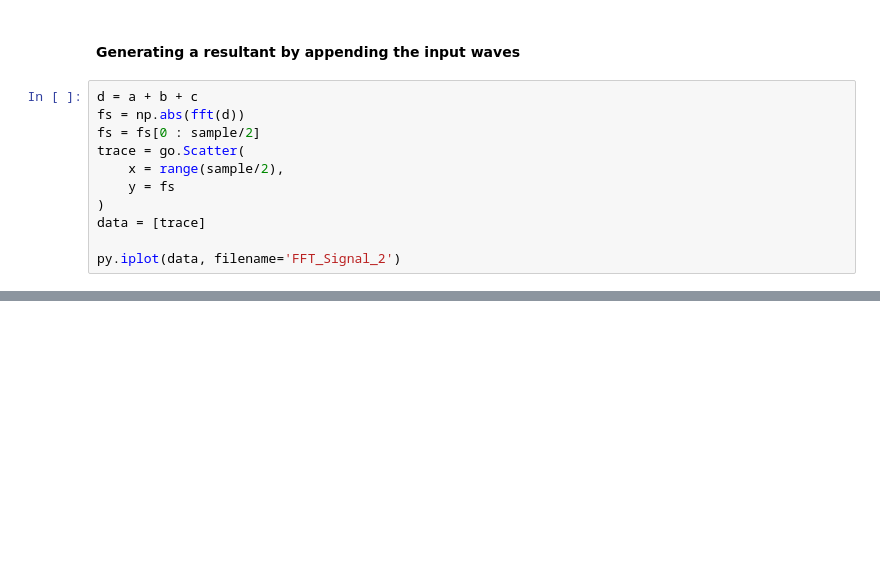
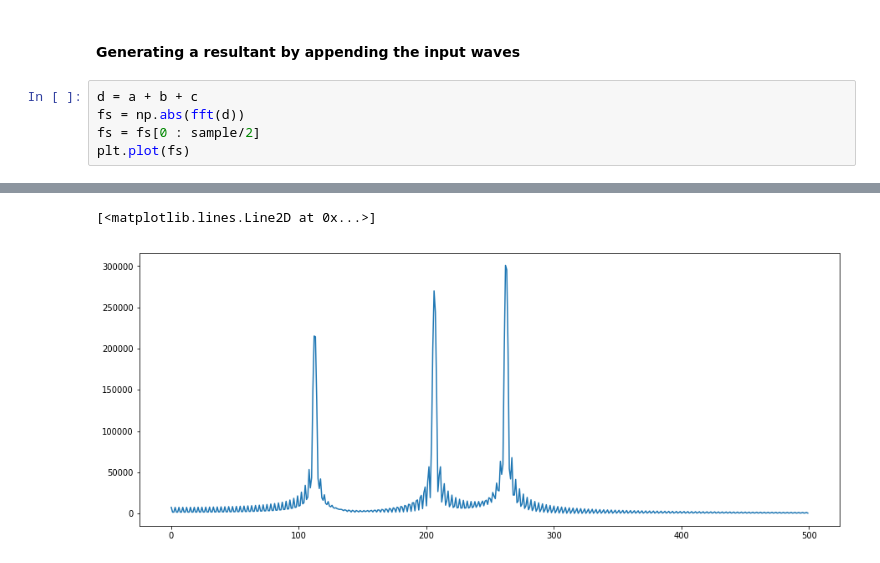
Before and after one commit to iAmeeth/Vibration-Analysis, a Jupyter notebook: Getting started with signal analysis.ipynb, the cells around one changed output, grey strips where cells are left out. Cells and saved outputs as stored; diff of their text form; blank space fills up the shorter version.

```diff
--- a/Getting started with signal analysis.ipynb
+++ b/Getting started with signal analysis.ipynb
@@ -94,11 +77,5 @@ py.iplot(data, filename='FFT_Signal_1')
 d = a + b + c
 fs = np.abs(fft(d))
 fs = fs[0 : sample/2]
-trace = go.Scatter(
-    x = range(sample/2),
-    y = fs
-)
-data = [trace]
-
-py.iplot(data, filename='FFT_Signal_2')
+plt.plot(fs)
 # %% [output]
@@ -105,0 +82,2 @@ py.iplot(data, filename='FFT_Signal_2')
+[<matplotlib.lines.Line2D at 0x...>]
+[figure, added]
```
Also changed, not shown: parts of 6 cells of this notebook.
